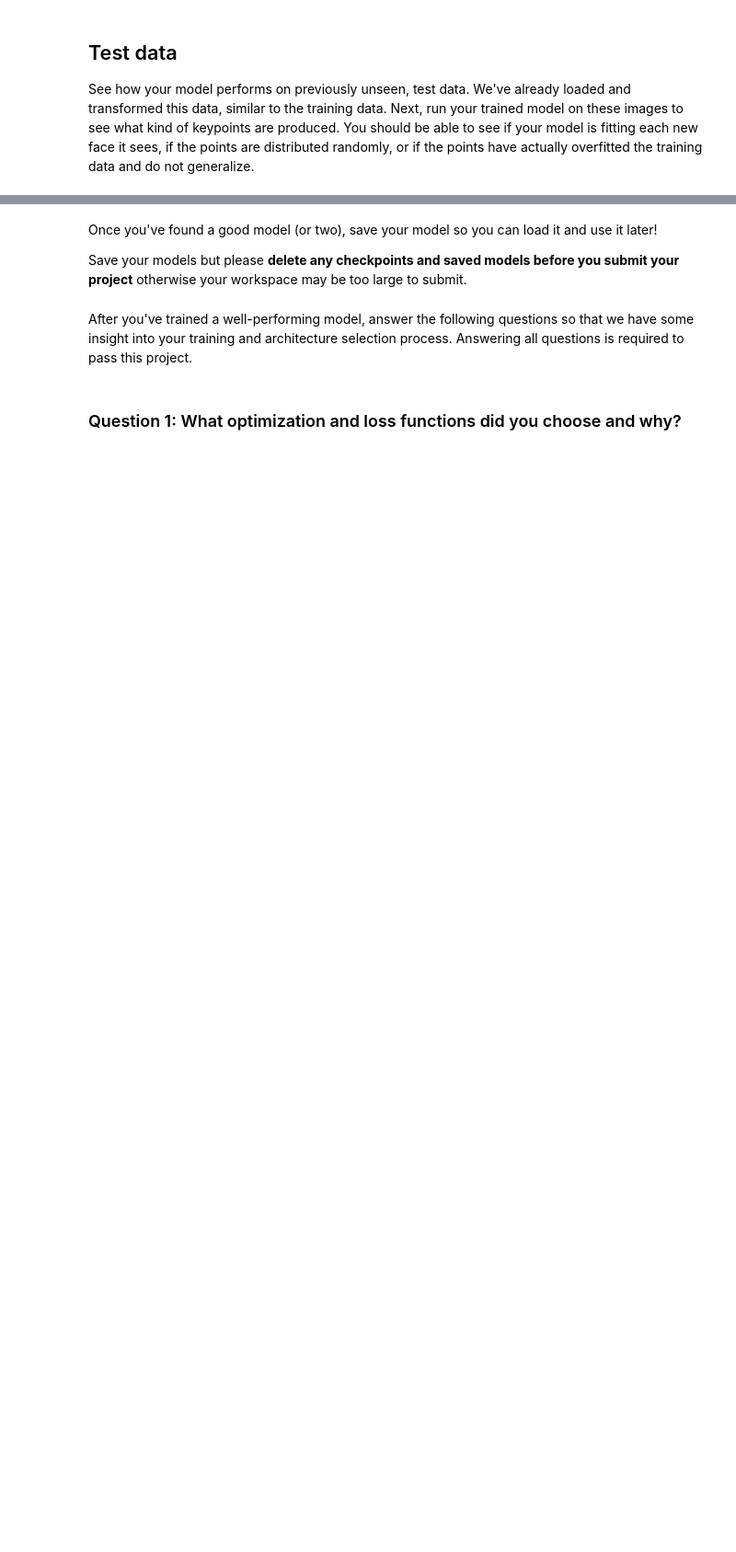
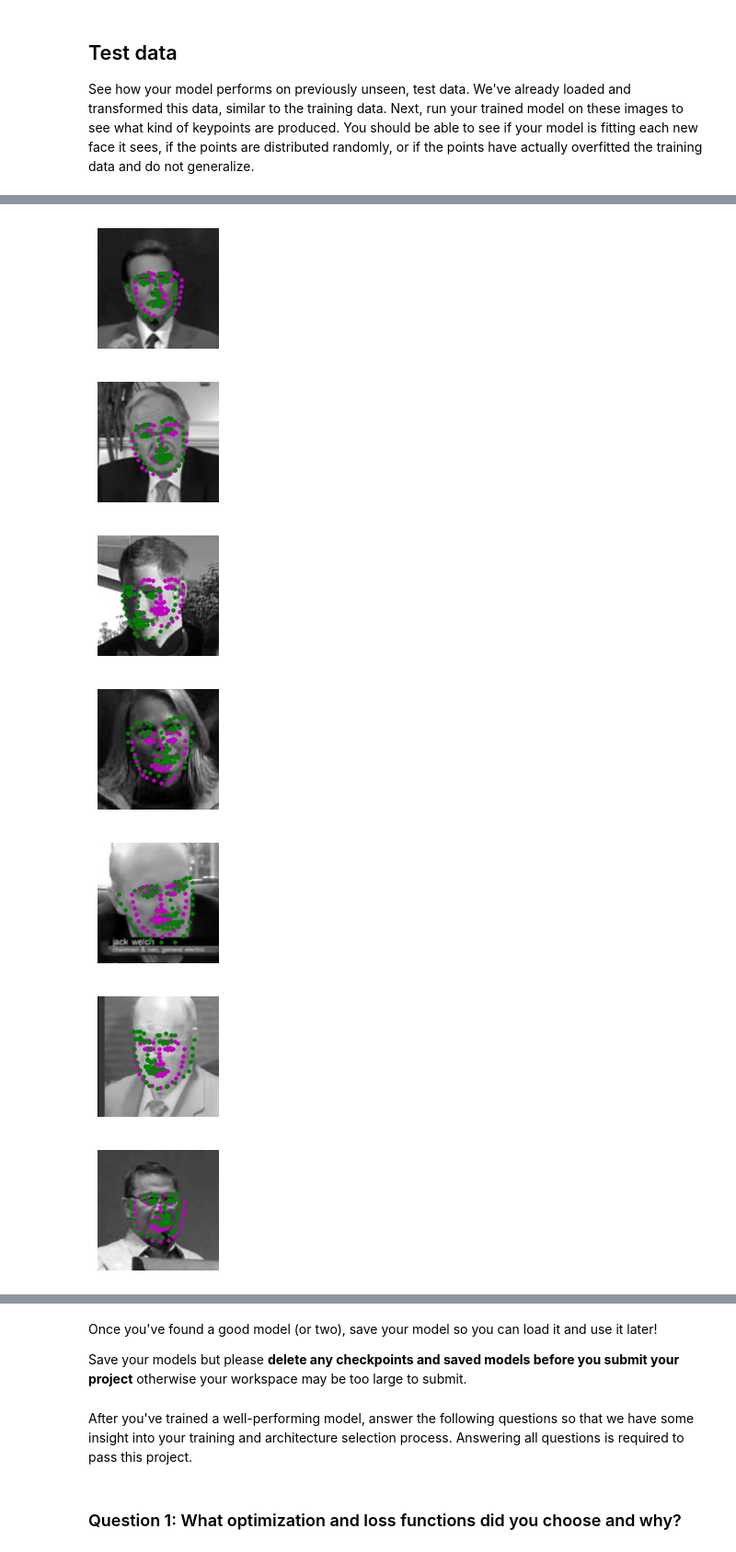
Before and after one commit to SuperNZH/Computer-Vision-ND, a Jupyter notebook: p1_facial_keypoints/2. Define the Network Architecture.ipynb, the cells around one changed output, grey strips where cells are left out. Shown: that part at 92% size. Cells and saved outputs as stored; diff of their text form; code cells hidden in the pictures; blank space fills up the shorter version.

Commit message:
2nd notebook completed and with models.py and data_load

```diff
--- a/p1_facial_keypoints/2. Define the Network Architecture.ipynb
+++ b/p1_facial_keypoints/2. Define the Network Architecture.ipynb
@@ -129,16 +142,20 @@ from data_load import FacialKeypointsDataset
 from data_load import Rescale, RandomCrop, Normalize, ToTensor
 
 
-## TODO: define the data_transform using transforms.Compose([all tx's, . , .])
 # order matters! i.e. rescaling should come before a smaller crop
-data_transform = None
+data_transform = transforms.Compose([
+    Rescale(225),
+    RandomCrop(224),
+    Normalize(),
+    ToTensor()
+])
 
 # testing that you've defined a transform
 assert(data_transform is not None), 'Define a data_transform'
 # %%
 # create the transformed dataset
-transformed_dataset = FacialKeypointsDataset(csv_file='/data/training_frames_keypoints.csv',
-                                             root_dir='/data/training/',
+transformed_dataset = FacialKeypointsDataset(csv_file='/Users/zean/Projects/Py_Projects/cv_nanodegree/p1_facial_keypoints/data/training_frames_keypoints.csv',
+                                             root_dir='/Users/zean/Projects/Py_Projects/cv_nanodegree/p1_facial_keypoints/data/training/',
                                              transform=data_transform)
 
 
@@ -180,8 +203,8 @@ To visualize this test data, we have to go through some un-transformation steps
 # AND apply the data_transform you defined above
 
 # create the test dataset
-test_dataset = FacialKeypointsDataset(csv_file='/data/test_frames_keypoints.csv',
-                                             root_dir='/data/test/',
+test_dataset = FacialKeypointsDataset(csv_file='/Users/zean/Projects/Py_Projects/cv_nanodegree/p1_facial_keypoints/data/test_frames_keypoints.csv',
+                                             root_dir='/Users/zean/Projects/Py_Projects/cv_nanodegree/p1_facial_keypoints/data/test/',
                                              transform=data_transform)
 # %%
 # load test data in batches
@@ -391,0 +443,10 @@ print(gt_pts.size())
+# %%
+visualize_output(test_images, test_outputs, gt_pts)
+# %% [output]
+[figure, added]
+[figure, added]
+[figure, added]
+[figure, added]
+[figure, added]
+[figure, added]
+[figure, added]
```
Also changed, not shown: parts of 24 cells of this notebook, 4 other files.
